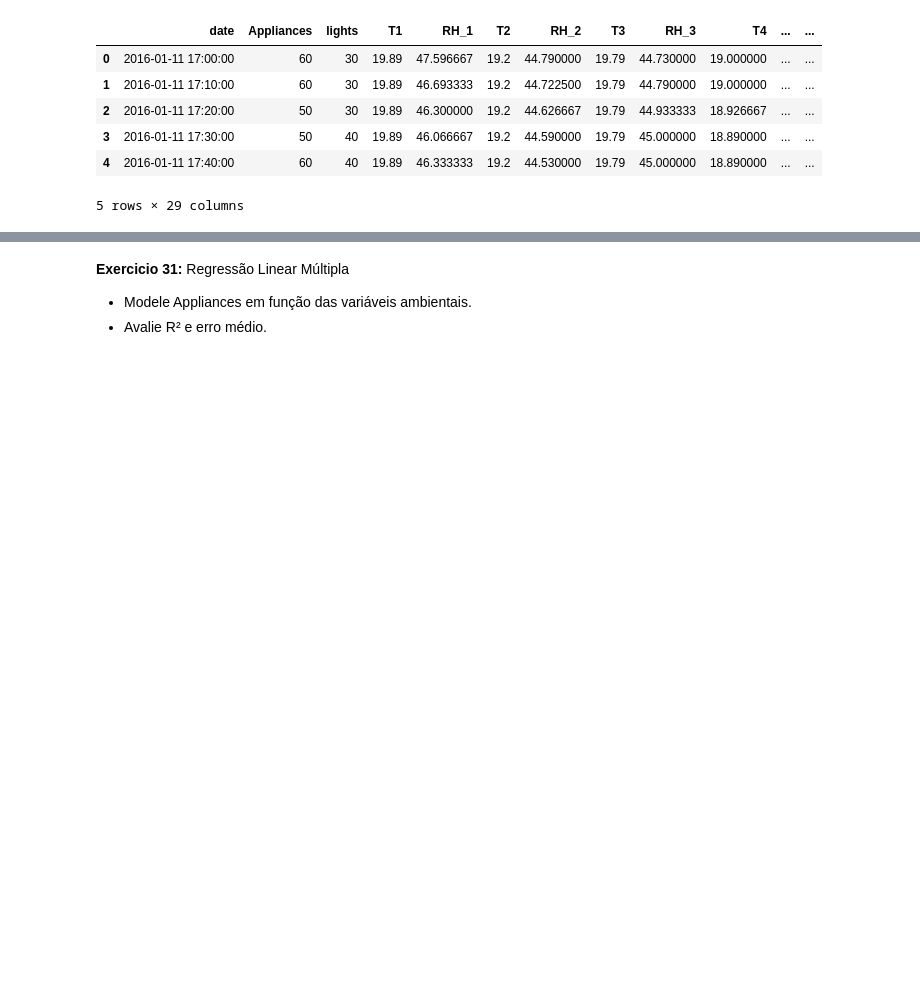
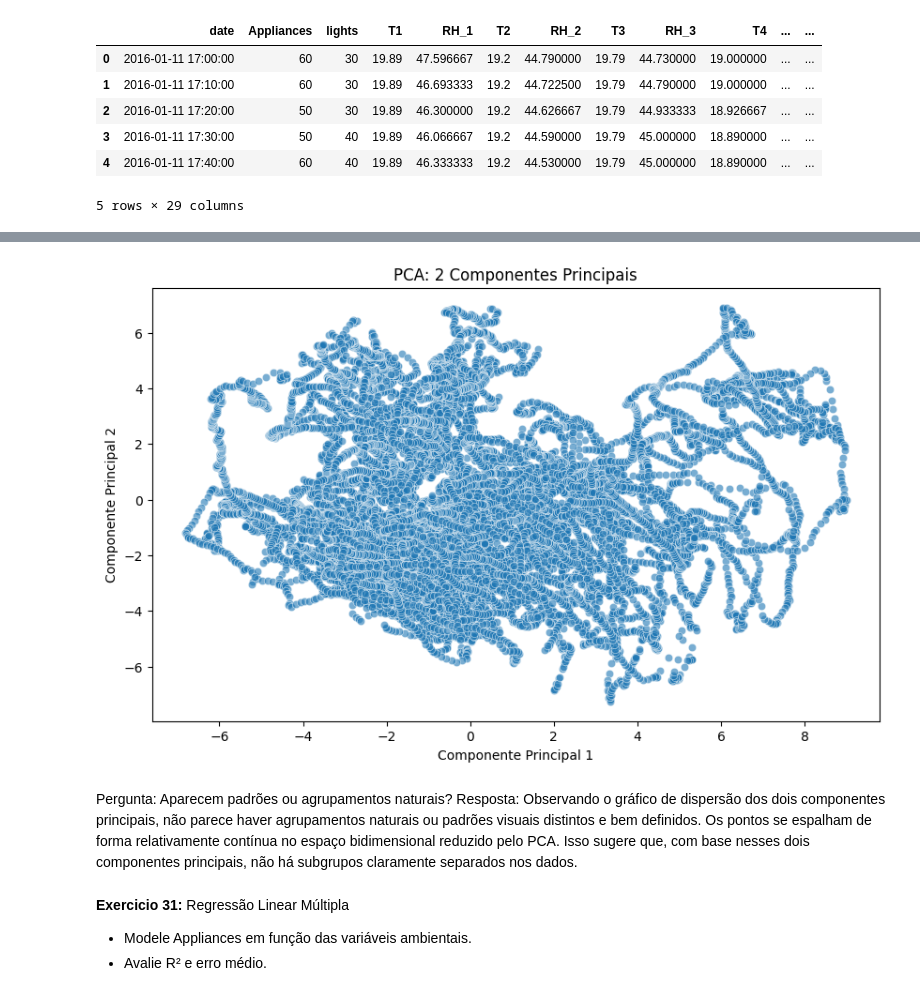
Before and after one commit to LucasWerppFranco/CP-1---Energias-Renovaveis, a Jupyter notebook: Exercícios/1CCPF_CP1_SERS.ipynb, the cells around one changed output, grey strips where cells are left out. Drawn from its saved outputs; the diff is of its cells as text; code cells hidden in the pictures; blank space fills up the shorter version.

```diff
--- a/Exercícios/1CCPF_CP1_SERS.ipynb
+++ b/Exercícios/1CCPF_CP1_SERS.ipynb
@@ -816,3 +751,38 @@ df.head()
+# %%
+# Selecionar as colunas numéricas para o PCA (excluindo 'date', 'Appliances', 'lights' e 'alto_consumo' se existirem)
+# Usaremos o DataFrame original aqui para garantir que todas as colunas relevantes sejam consideradas antes do escalonamento para o PCA
+colunas_pca = df.select_dtypes(include=np.number).columns.tolist()
+colunas_pca = [col for col in colunas_pca if col not in ['Appliances', 'lights', 'alto_consumo']]
+
+# Lidar com possíveis valores ausentes removendo linhas com NaNs nas colunas selecionadas para o PCA
+df_pronto_para_pca = df[colunas_pca].dropna()
+
+# Padronizar os dados antes de aplicar o PCA
+scaler = StandardScaler()
+df_escalado_para_pca = scaler.fit_transform(df_pronto_para_pca)
+
+# Aplicar PCA com 2 componentes
+pca = PCA(n_components=2)
+componentes_principais = pca.fit_transform(df_escalado_para_pca)
+
+# Criar um novo DataFrame com os componentes principais
+df_componentes_principais = pd.DataFrame(data = componentes_principais, columns = ['componente_principal_1', 'componente_principal_2'])
+
+# Adicionar de volta o índice original ao DataFrame de componentes principais para possível mesclagem posterior
+df_componentes_principais.index = df_pronto_para_pca.index
+
+# Plotar os componentes principais
+plt.figure(figsize=(10, 6))
+sns.scatterplot(x='componente_principal_1', y='componente_principal_2', data=df_componentes_principais, alpha=0.6)
+plt.title('PCA: 2 Componentes Principais')
+plt.xlabel('Componente Principal 1')
+plt.ylabel('Componente Principal 2')
+plt.show()
+# %% [output]
+[figure, added]
+# %% [markdown]
+Pergunta: Aparecem padrões ou agrupamentos naturais?
+Resposta: Observando o gráfico de dispersão dos dois componentes principais, não parece haver agrupamentos naturais ou padrões visuais distintos e bem definidos. Os pontos se espalham de forma relativamente contínua no espaço bidimensional reduzido pelo PCA. Isso sugere que, com base nesses dois componentes principais, não há subgrupos claramente separados nos dados.
 # %% [markdown]
 **Exercicio 31:**
 Regressão Linear Múltipla
```
Also changed, not shown: parts of 46 cells of this notebook.
